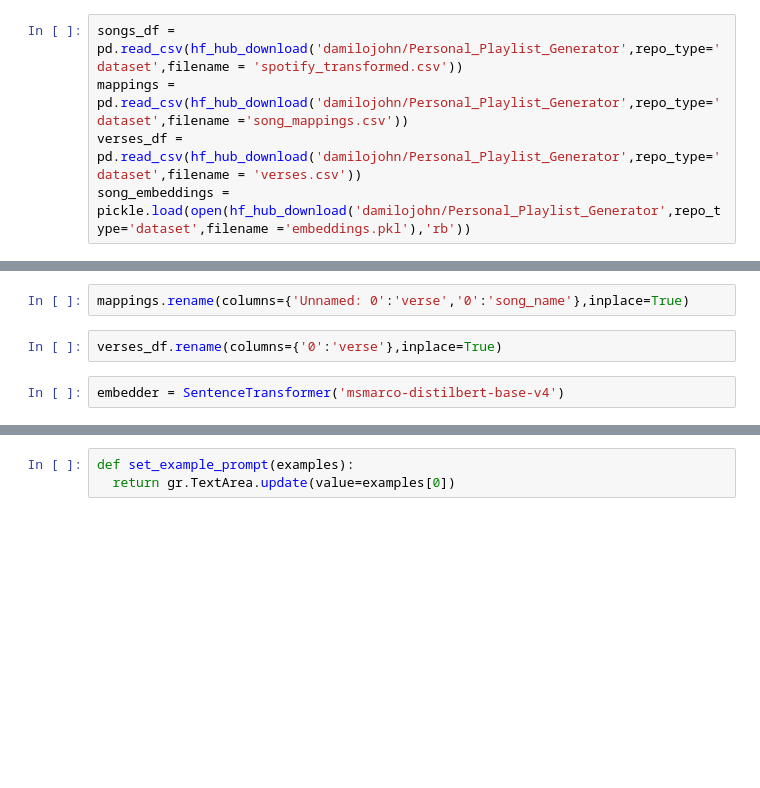
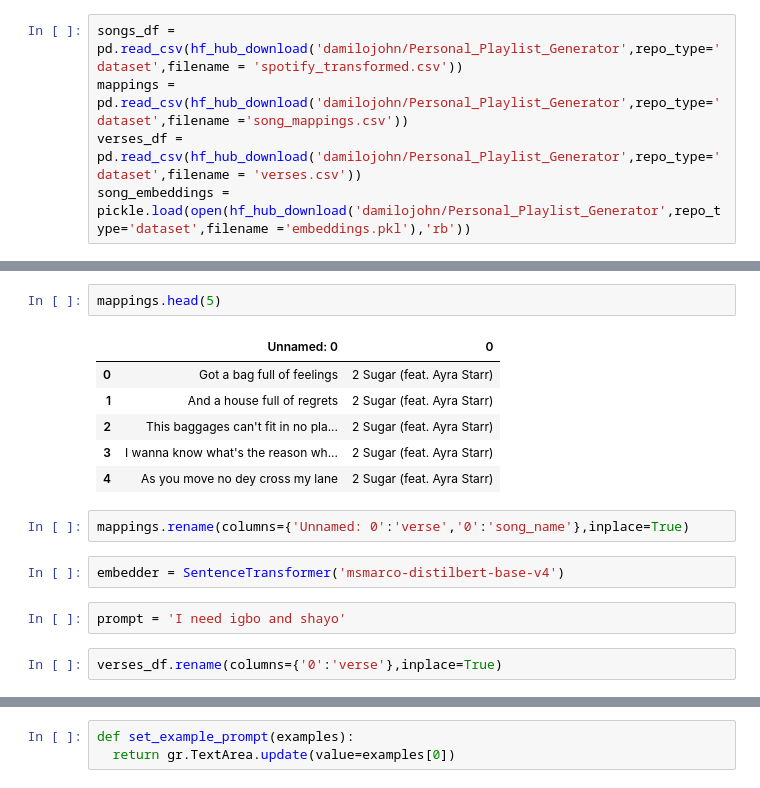
Before and after one commit to damilojohn/Playlist_Generator, a Jupyter notebook: ML/gradio.ipynb, the cells around one changed output, grey strips where cells are left out. Cells and saved outputs as stored; diff of their text form; blank space fills up the shorter version.

```diff
--- a/ML/gradio.ipynb
+++ b/ML/gradio.ipynb
@@ -27,6 +40,17 @@ song_embeddings = pickle.load(open(hf_hub_download('damilojohn/Personal_Playlist
+# %%
+mappings.head(5)
+# %% [output]
+|  | Unnamed: 0 | 0 |
+| 0 | Got a bag full of feelings | 2 Sugar (feat. Ayra Starr) |
+| 1 | And a house full of regrets | 2 Sugar (feat. Ayra Starr) |
+| 2 | This baggages can't fit in no pla... | 2 Sugar (feat. Ayra Starr) |
+| 3 | I wanna know what's the reason wh... | 2 Sugar (feat. Ayra Starr) |
+| 4 | As you move no dey cross my lane | 2 Sugar (feat. Ayra Starr) |
 # %%
 mappings.rename(columns={'Unnamed: 0':'verse','0':'song_name'},inplace=True)
+# %%
+embedder = SentenceTransformer('msmarco-distilbert-base-v4')
+# %%
+prompt = 'I need igbo and shayo'
 # %%
 verses_df.rename(columns={'0':'verse'},inplace=True)
-# %%
-embedder = SentenceTransformer('msmarco-distilbert-base-v4')
```
Also changed, not shown: parts of 10 cells of this notebook.
